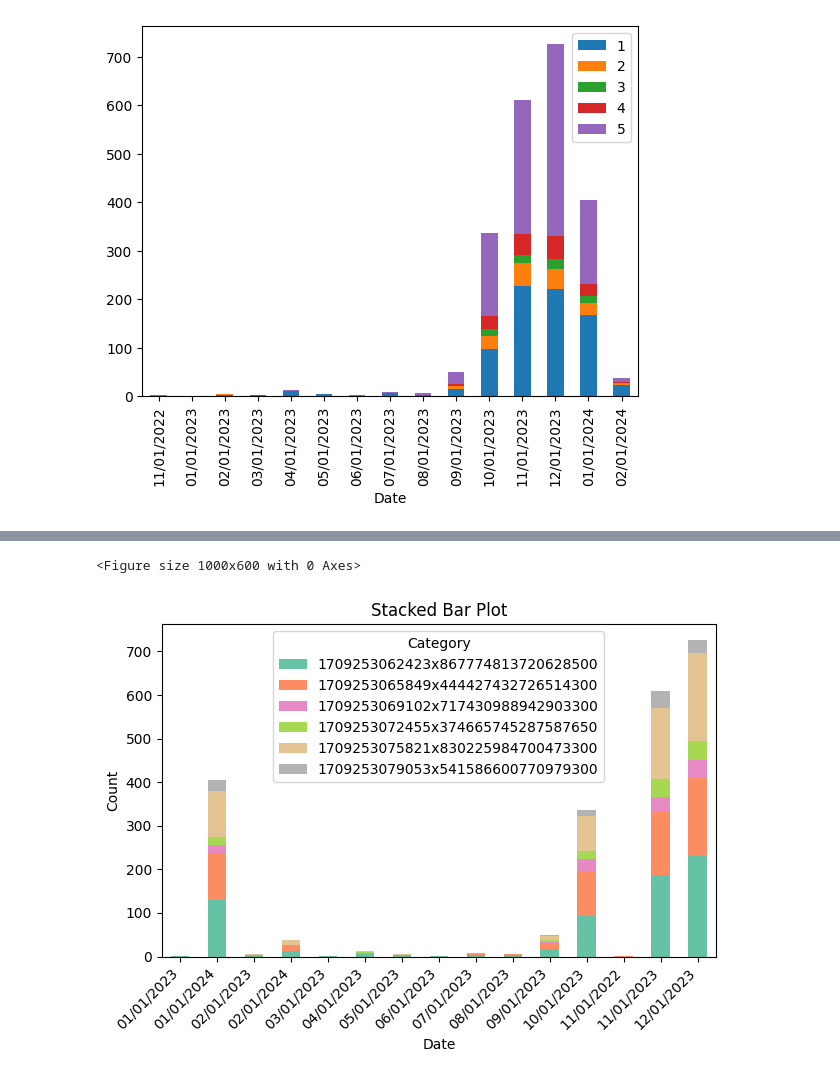
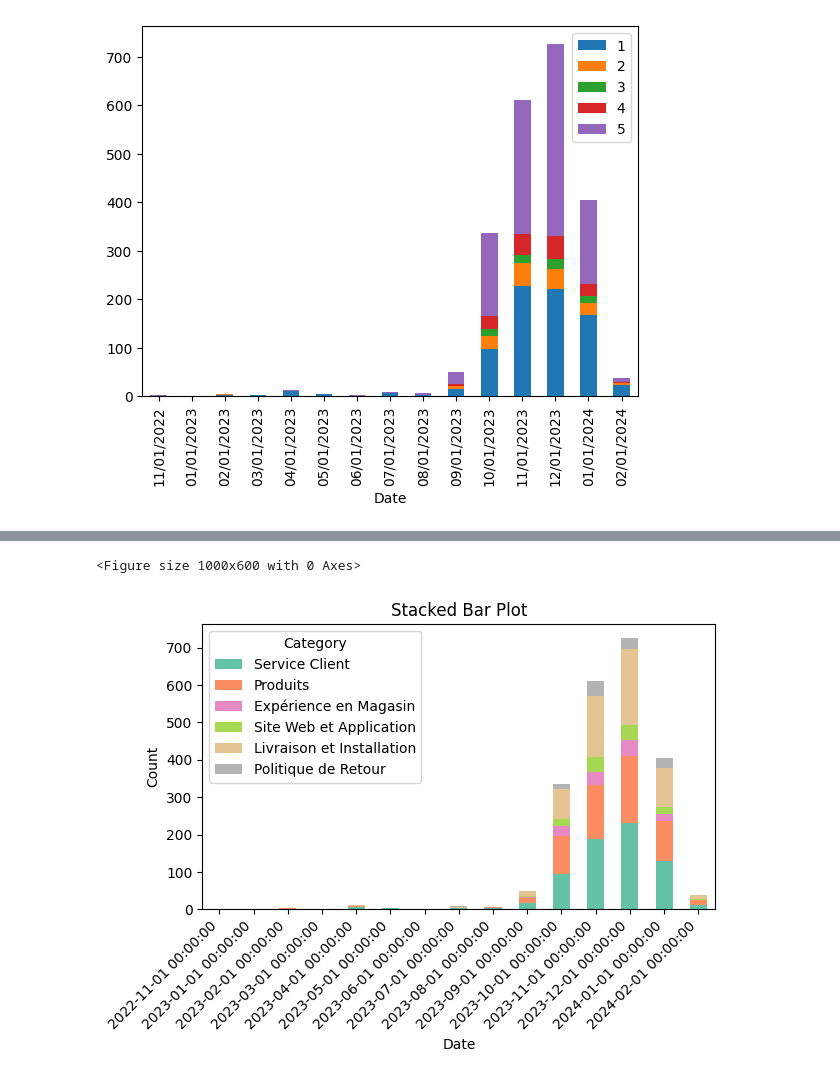
Before and after one commit to ArnaudGardille/Feedback-Analysis, a Jupyter notebook: insights_extraction_fr.ipynb, the cells around one changed output, grey strips where cells are left out. Saved outputs shown, nothing was run; the diff lists cells and outputs as text; code cells hidden in the pictures.

```diff
--- a/insights_extraction_fr.ipynb
+++ b/insights_extraction_fr.ipynb
@@ -261,3 +273,6 @@ aspects_df = get("Aspect")
+# %%
+aspects_df = get("Aspect")
+ID_CATEG_NONE = categories_df[categories_df["Name"].isna()].iloc[0]["_id"]
 # %%
 import pandas as pd
 
@@ -582,7 +572,7 @@ df.plot(kind='bar', stacked=True)
 [figure]
 # %%
 df = all_statistics_df.copy()
-#df["Date"] = pd.to_datetime(df["Date"])
+df["Date"] = pd.to_datetime(df["Date"])
 df = df[df["Category"]!='1709322143530x849396050152903400']
 df = df[df["SubCategory"].isna()]
 
@@ -591,6 +581,3 @@ df = df[df["Period"]=='M']
 df.set_index("Date", drop="True", inplace=True)
 df = df[["count", "Category"]]
 df.head().to_csv("brouillon")
-# %%
-df = df[["count", "Category"]]
-df.plot(kind='bar', stacked=True)
@@ -600,26 +614,28 @@ df.plot(kind='bar', stacked=True)
 # %%
 import matplotlib.pyplot as plt
 
 # Reshape the data frame using pivot_table to prepare it for plotting
 df_pivoted = df.pivot_table(index='Date', columns='Category', values='count', aggfunc='sum')
+
+df_pivoted.columns = [categories_df[categories_df["_id"]==c].iloc[0]["Name"] for c in list(df_pivoted.columns)]
 
 # Create the stacked bar plot using Matplotlib
 plt.figure(figsize=(10, 6))  # Adjust figure size as needed
 df_pivoted.plot(kind='bar', stacked=True, colormap='Set2')
 
 # Customize plot elements (optional):
 plt.xlabel('Date')
 plt.ylabel('Count')
 plt.title('Stacked Bar Plot')
 plt.xticks(rotation=45, ha='right')  # Rotate x-axis labels for readability
 plt.legend(title='Category')
 plt.tight_layout()
 
 # Display the plot
 plt.show()
 # %% [output]
 <Figure size 1000x600 with 0 Axes>
-[figure, old version]
+[figure, new version]
 # %%
 X = df["Date"].drop_duplicates()
 # %%
```
Also changed, not shown: parts of 9 cells of this notebook, 6 other files.
